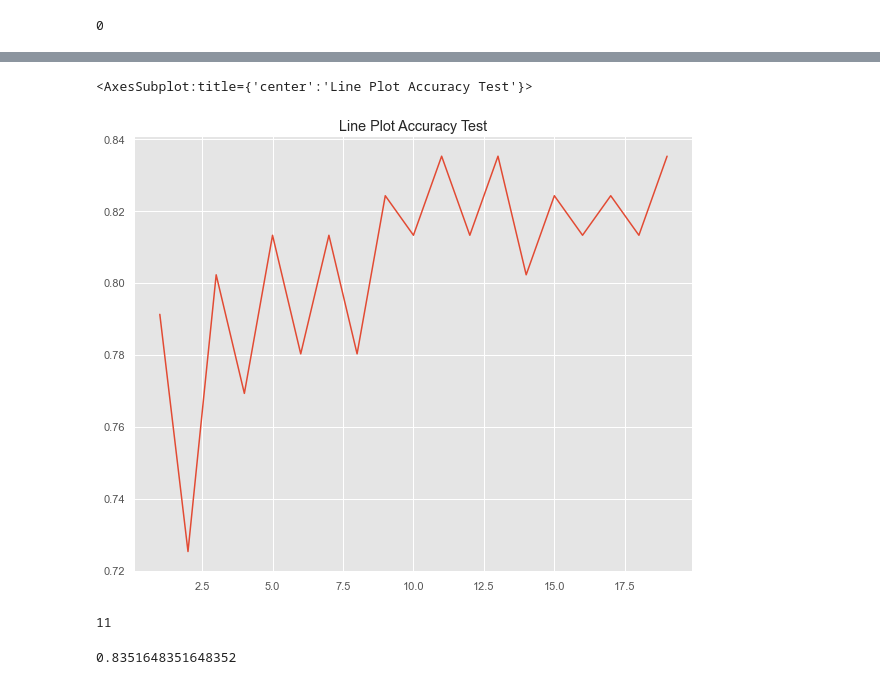
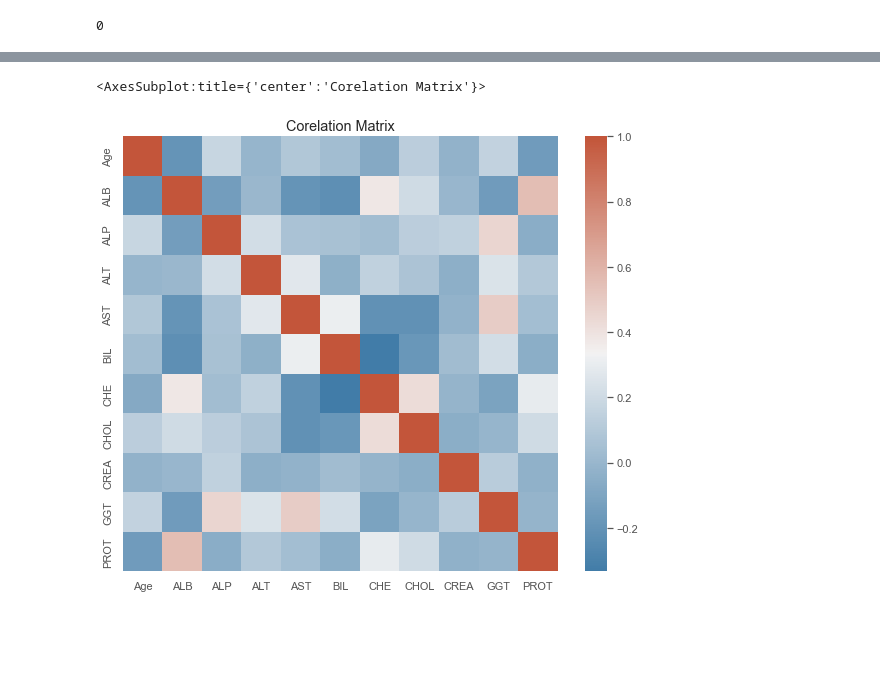
Before and after one commit to Omuk/Reborn, a Jupyter notebook: Data Practice/Practice_Field.ipynb, the cells around one changed output, grey strips where cells are left out. Drawn from its saved outputs; the diff is of its cells as text; code cells hidden in the pictures; blank space fills up the shorter version.

Commit message:
data

```diff
--- a/Data Practice/Practice_Field.ipynb
+++ b/Data Practice/Practice_Field.ipynb
@@ -18,7 +18,7 @@ from sklearn.neighbors import KNeighborsClassifier,KNeighborsRegressor
 from sklearn.ensemble import RandomForestClassifier,RandomForestRegressor
 from sklearn.cluster import KMeans
 # %%
-data = pd.read_csv(r'c:\Github\Sol\the_data\data-lab-4-heart.csv')
+data = pd.read_csv(r'c:\Github\Sol\the_data\data-lab-5-hcv.csv')
 
 data.info()
 # %% [output]
@@ -147,36 +70,13 @@ sns.heatmap(confusion_matrix,annot=True)
-# %%
-accuracies = []
-
-for N in range(1,20):
-
-    knn = KNeighborsClassifier(n_neighbors=N)
-
-    knn.fit(x_train,y_train)
-
-    y_true = y_test
-    y_pred = knn.predict(x_test)
-
-    accu = accuracy_score(y_true,y_pred)
-
-    accuracies.append(accu)
-
-accuracies = np.array(accuracies)
-
-f,ax = plt.subplots(figsize=(10,8))
-
-ax.set_title('Line Plot Accuracy Test')
-
-sns.lineplot(np.arange(1,20),accuracies)
-# %% [output]
-<AxesSubplot:title={'center':'Line Plot Accuracy Test'}>
-[figure, removed]
-# %%
-best_k = 1+ np.argmax(accuracies)
-best_k
-# %% [output]
-11
-# %%
-best_accu = np.max(accuracies)
-best_accu
-# %% [output]
-0.8351648351648352
+# %%
+data.drop(columns=['Unnamed: 0'], inplace=True)
+# %%
+f,ax = plt.subplots(figsize=(10,8))
+
+ax.set_title('Corelation Matrix')
+
+data_corr = data.corr()
+
+sns.heatmap(data_corr, mask=np.zeros_like(data_corr, dtype=np.bool_), cmap=sns.diverging_palette(240,20, as_cmap=True), ax=ax, square=True)
+# %% [output]
+<AxesSubplot:title={'center':'Corelation Matrix'}>
+[figure, added]
```
Also changed, not shown: parts of 12 cells of this notebook.
